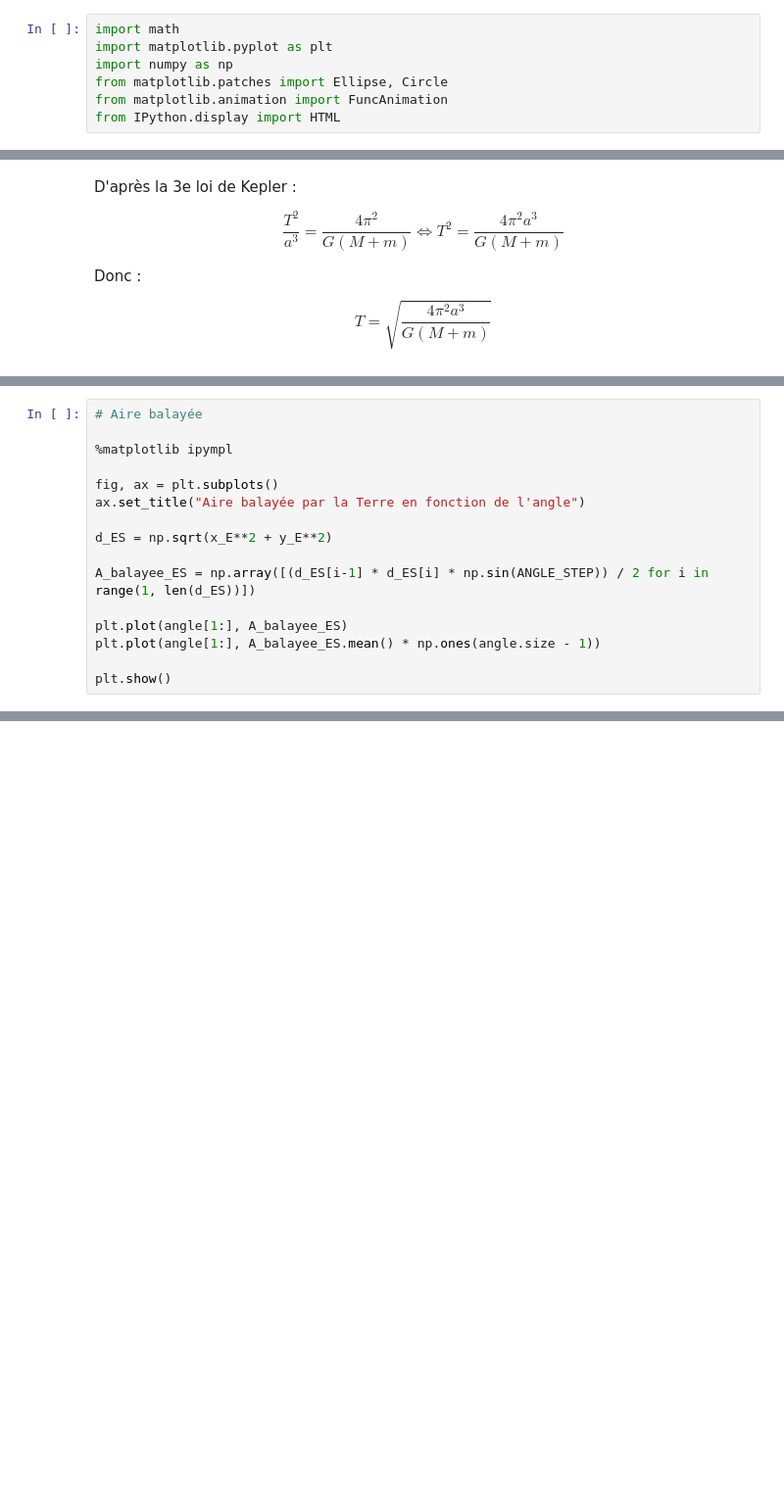
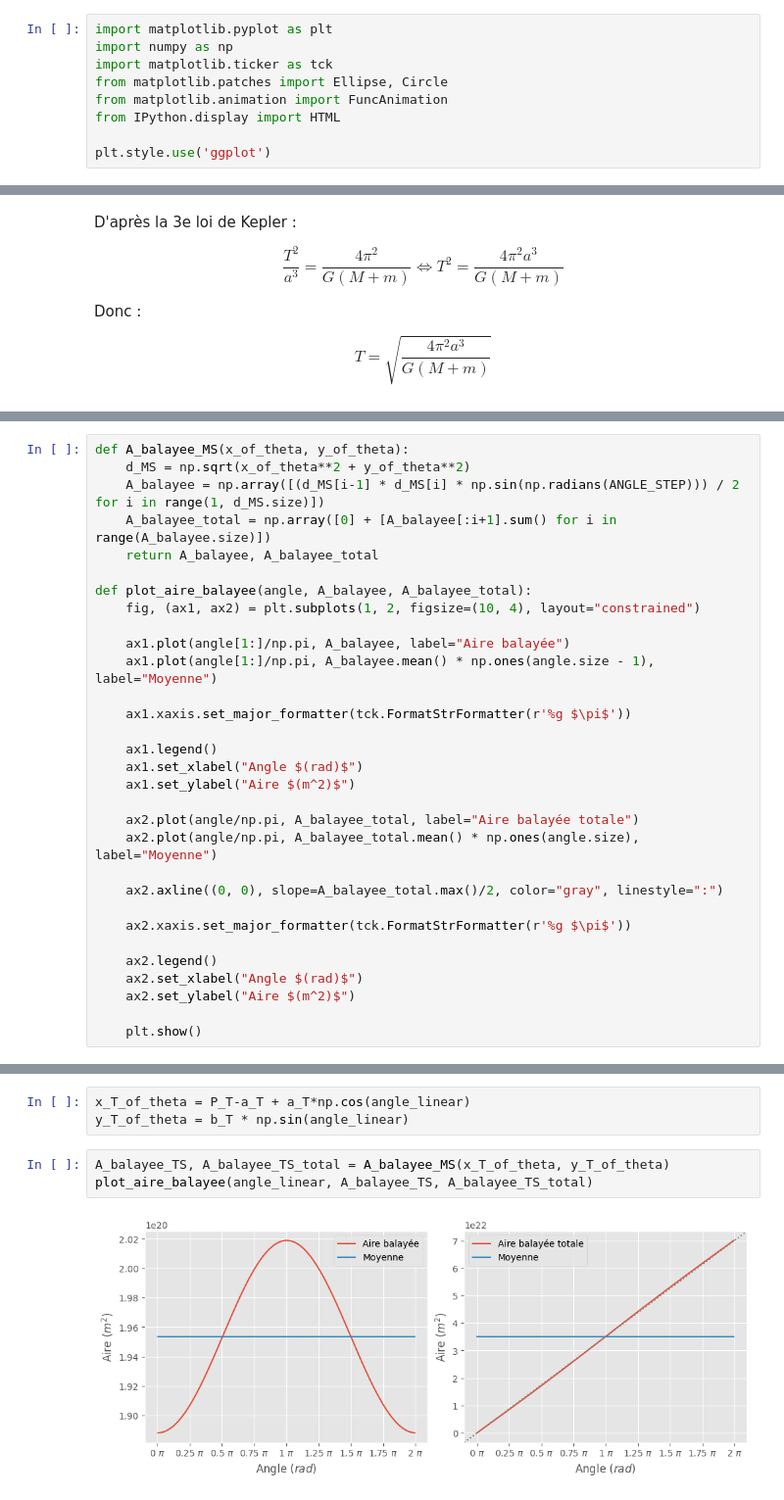
Before and after one commit to Natouche68/notebooks, a Jupyter notebook: kepler-moon.ipynb, the cells around one changed output, grey strips where cells are left out. Shown at 98% size. Cells and saved outputs as stored; diff of their text form; blank space fills up the shorter version.

```diff
--- a/kepler-moon.ipynb
+++ b/kepler-moon.ipynb
@@ -56,12 +56,14 @@ où $\alpha \in [0;2\pi[$ est l'angle entre $M$, $F$, et le demi-grand axe.
 | Distance à l'aphélie $SA$    | *N/A*       | 1.521e11 m  | 4.054e8 m   |
 | Masse $m$                    | 1.989e30 kg | 5.972e24 kg | 7.346e22 kg |
 # %%
-import math
 import matplotlib.pyplot as plt
 import numpy as np
+import matplotlib.ticker as tck
 from matplotlib.patches import Ellipse, Circle
 from matplotlib.animation import FuncAnimation
 from IPython.display import HTML
+
+plt.style.use('ggplot')
 # %%
 # Constantes et données
 
@@ -198,16 +174,31 @@ HTML(anim.to_html5_video())
 # %%
-# Aire balayée
+def A_balayee_MS(x_of_theta, y_of_theta):
+    d_MS = np.sqrt(x_of_theta**2 + y_of_theta**2)
+    A_balayee = np.array([(d_MS[i-1] * d_MS[i] * np.sin(np.radians(ANGLE_STEP))) / 2 for i in range(1, d_MS.size)])
+    A_balayee_total = np.array([0] + [A_balayee[:i+1].sum() for i in range(A_balayee.size)])
+    return A_balayee, A_balayee_total
 
-%matplotlib ipympl
+def plot_aire_balayee(angle, A_balayee, A_balayee_total):
+    fig, (ax1, ax2) = plt.subplots(1, 2, figsize=(10, 4), layout="constrained")
 
-fig, ax = plt.subplots()
-ax.set_title("Aire balayée par la Terre en fonction de l'angle")
+    ax1.plot(angle[1:]/np.pi, A_balayee, label="Aire balayée")
+    ax1.plot(angle[1:]/np.pi, A_balayee.mean() * np.ones(angle.size - 1), label="Moyenne")
 
-d_ES = np.sqrt(x_E**2 + y_E**2)
+    ax1.xaxis.set_major_formatter(tck.FormatStrFormatter(r'%g $\pi$'))
 
-A_balayee_ES = np.array([(d_ES[i-1] * d_ES[i] * np.sin(ANGLE_STEP)) / 2 for i in range(1, len(d_ES))])
+    ax1.legend()
+    ax1.set_xlabel("Angle $(rad)$")
+    ax1.set_ylabel("Aire $(m^2)$")
 
-plt.plot(angle[1:], A_balayee_ES)
-plt.plot(angle[1:], A_balayee_ES.mean() * np.ones(angle.size - 1))
+    ax2.plot(angle/np.pi, A_balayee_total, label="Aire balayée totale")
+    ax2.plot(angle/np.pi, A_balayee_total.mean() * np.ones(angle.size), label="Moyenne")
 
-plt.show()
+    ax2.axline((0, 0), slope=A_balayee_total.max()/2, color="gray", linestyle=":")
+
+    ax2.xaxis.set_major_formatter(tck.FormatStrFormatter(r'%g $\pi$'))
+
+    ax2.legend()
+    ax2.set_xlabel("Angle $(rad)$")
+    ax2.set_ylabel("Aire $(m^2)$")
+
+    plt.show()
@@ -227,0 +271,8 @@ plt.show()
+# %%
+x_T_of_theta = P_T-a_T + a_T*np.cos(angle_linear)
+y_T_of_theta = b_T * np.sin(angle_linear)
+# %%
+A_balayee_TS, A_balayee_TS_total = A_balayee_MS(x_T_of_theta, y_T_of_theta)
+plot_aire_balayee(angle_linear, A_balayee_TS, A_balayee_TS_total)
+# %% [output]
+[figure, added]
```
Also changed, not shown: parts of 25 cells of this notebook.
